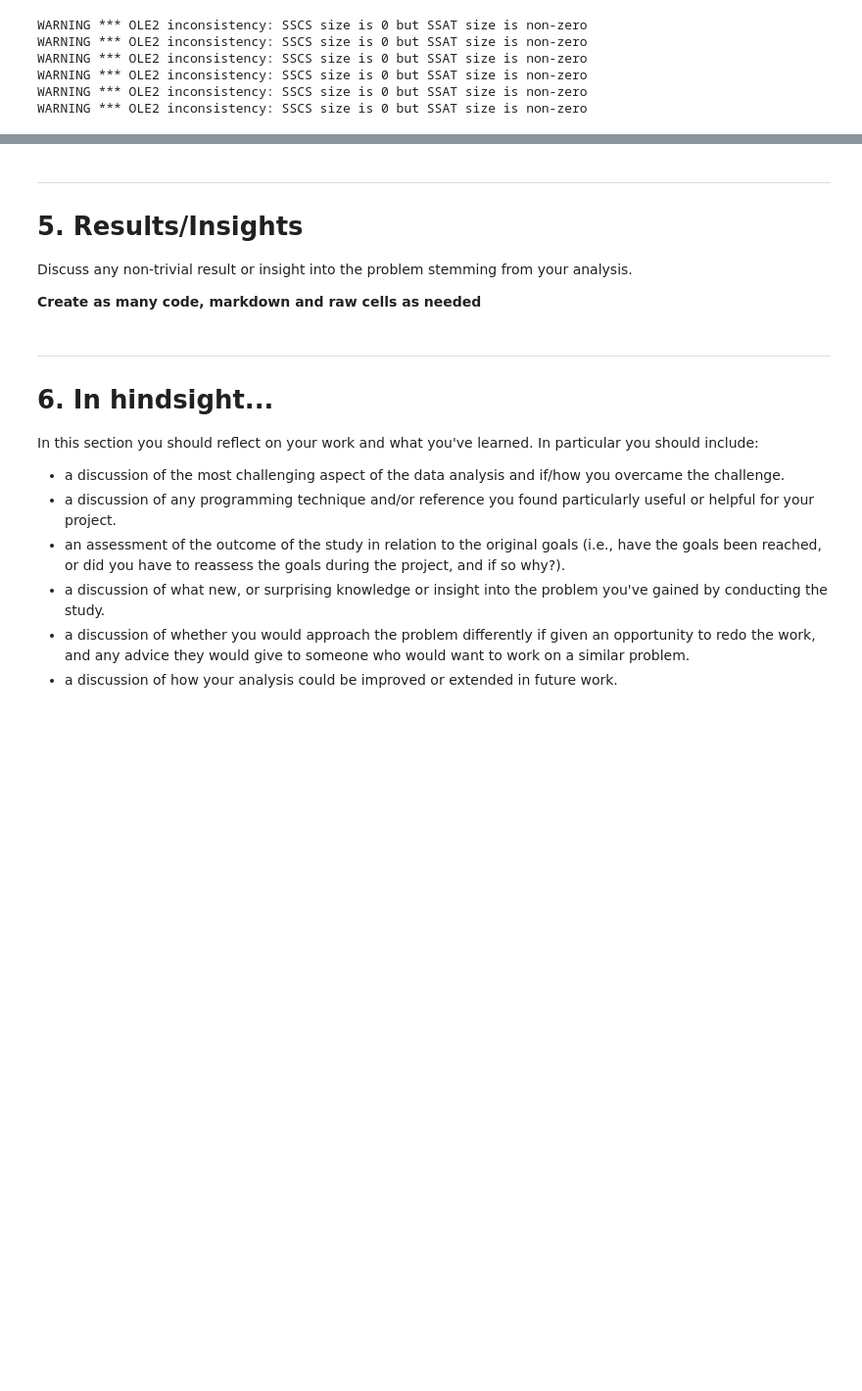
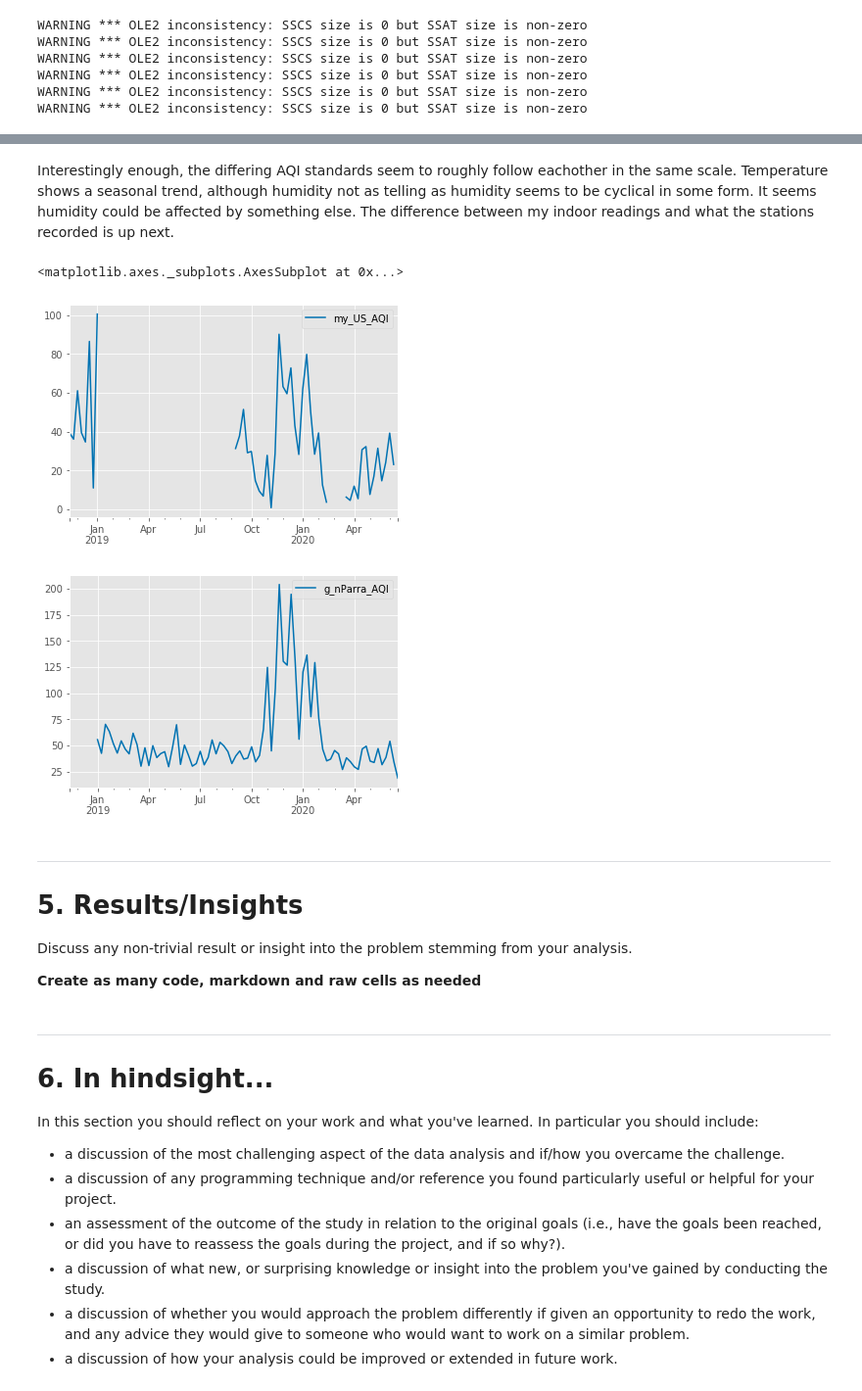
Before and after one commit to MFoobar/2020Aut37373, a Jupyter notebook: Project_Template.ipynb, the cells around one changed output, grey strips where cells are left out. Shown at 98% size. Saved outputs shown, nothing was run; the diff lists cells and outputs as text; code cells hidden in the pictures; blank space fills up the shorter version.

```diff
--- a/Project_Template.ipynb
+++ b/Project_Template.ipynb
@@ -360,3 +377,14 @@ dict_df['nParra'].ffill()
+# %% [markdown]
+Interestingly enough, the differing AQI standards seem to roughly follow eachother in the same scale. Temperature shows a seasonal trend, although humidity not as telling as humidity seems to be cyclical in some form. It seems humidity could be affected by something else. The difference between my indoor readings and what the stations recorded is up next.
+# %%
+df_all_hour[df_all_hour.filter(like='my_US_AQI').columns].resample('W').mean().plot()
+df_all_hour[df_all_hour.filter(like='g_nParra_AQI').columns].resample('W').mean().plot()
+# df_all_hour['my_US_AQI'].plot()
+# df_all_hour['my_aqi_diff'] = df_all_hour['my_US_AQI'] - df_all_hour['g_nParra_AQI']
+# %% [output]
+<matplotlib.axes._subplots.AxesSubplot at 0x...>
+[figure, added]
+[figure, added]
 # %% [markdown]
 <hr style="height:5px;border:none;color:#333;background-color:#333;" />
 <h1>5. Results/Insights</h1>
```
Also changed, not shown: parts of 25 cells of this notebook.
